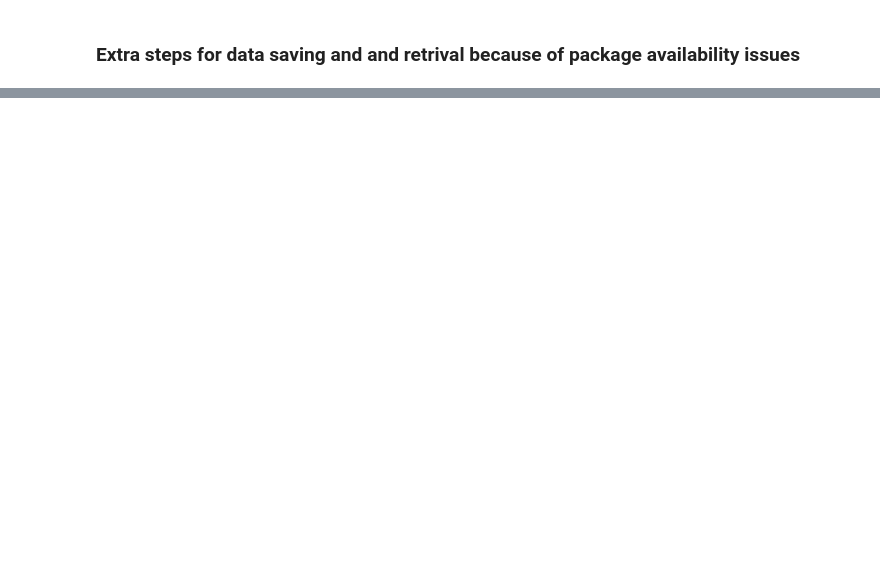
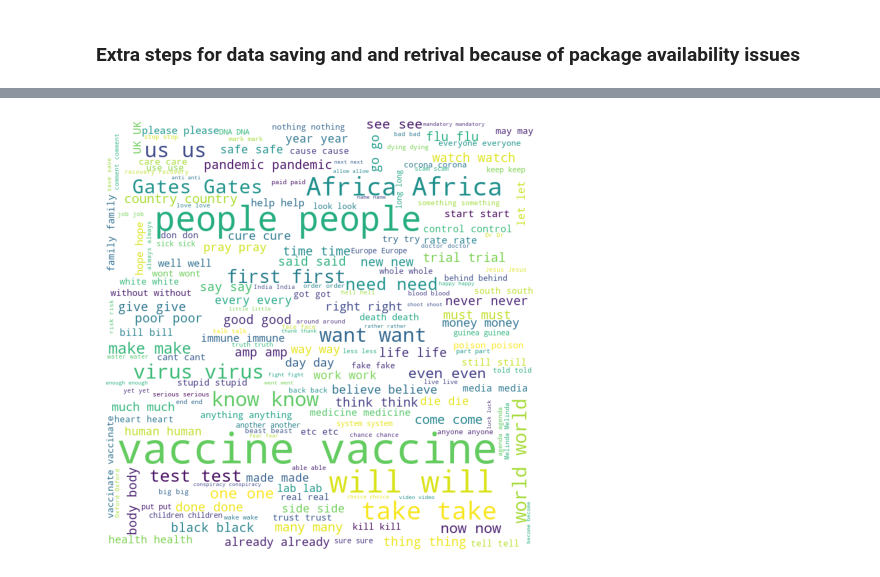
Before and after one commit to sillsphelyx/Vaccine_sentiments_SA, a Jupyter notebook: Covid_vaccine_sentiment_SA-Preprocessing.ipynb, the cells around one changed output, grey strips where cells are left out. Saved outputs shown, nothing was run; the diff lists cells and outputs as text; code cells hidden in the pictures; blank space fills up the shorter version.

```diff
--- a/Covid_vaccine_sentiment_SA-Preprocessing.ipynb
+++ b/Covid_vaccine_sentiment_SA-Preprocessing.ipynb
@@ -322,0 +403,5 @@ for i in range(len(reply_tokens)):
+# %%
+# cloud for comments
+word_cloud_viewer(comment_counts)
+# %% [output]
+[figure, added]
```
Also changed, not shown: parts of 41 cells of this notebook, 3 other files.
